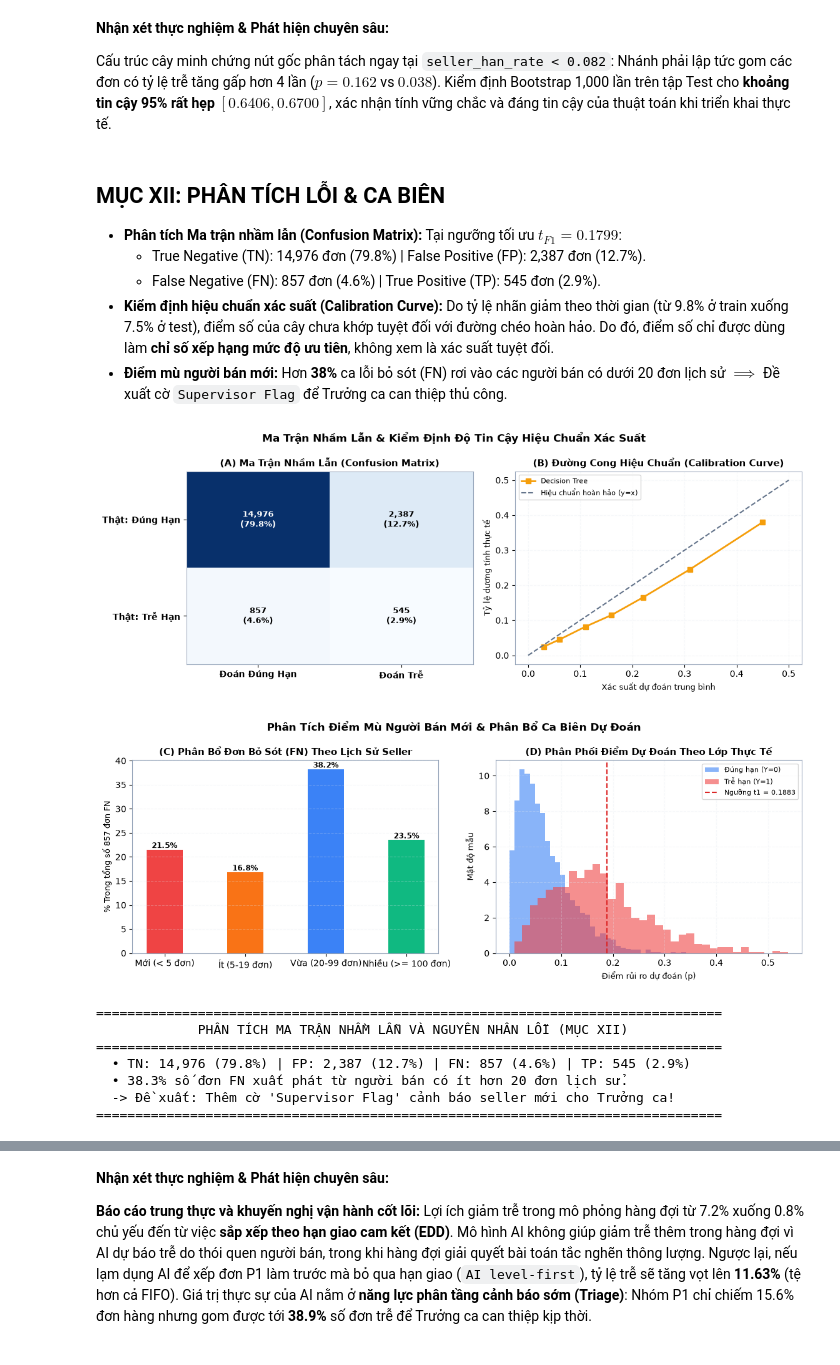
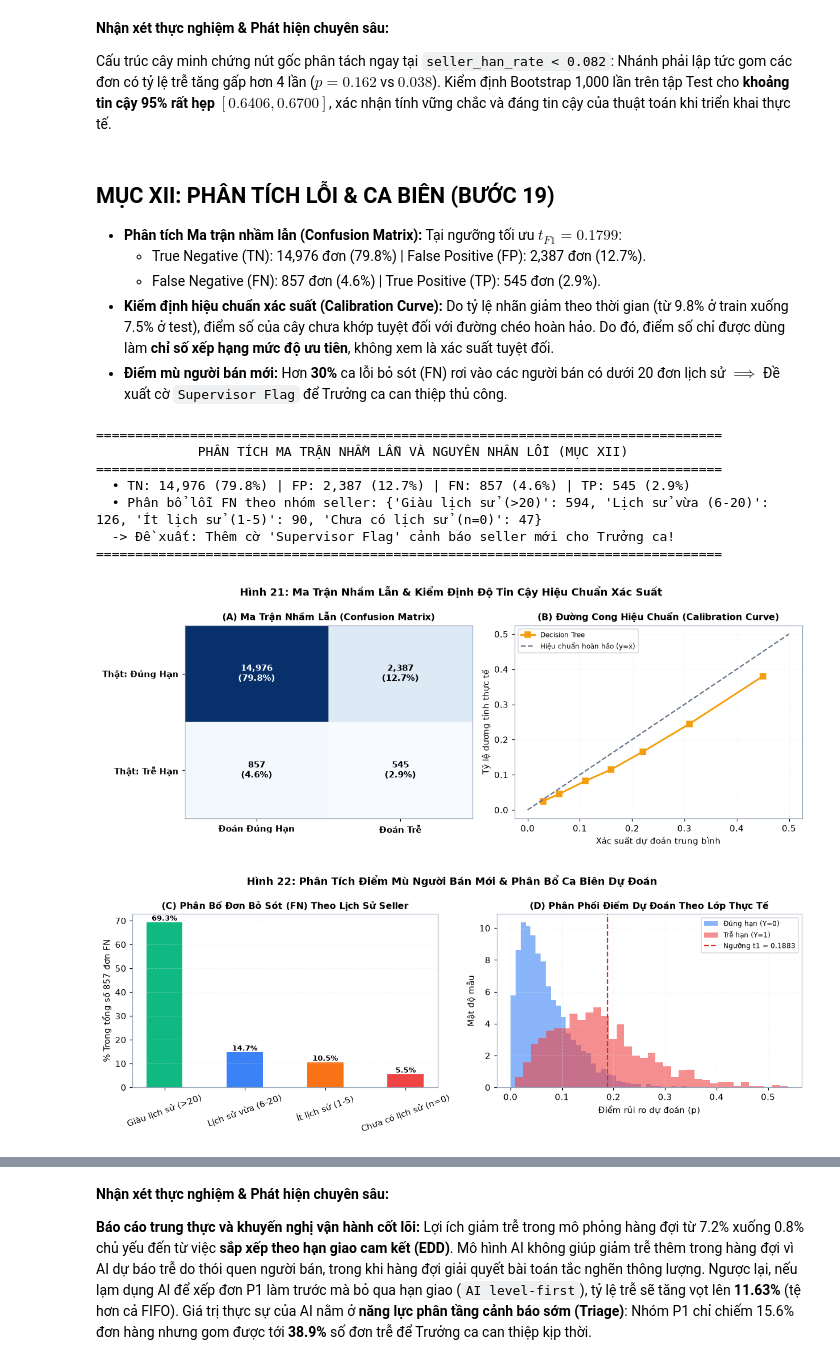
Before and after one commit to ntdat2036/E_logistics, a Jupyter notebook: notebook.ipynb, the cells around one changed output, grey strips where cells are left out. Saved outputs shown, nothing was run; the diff lists cells and outputs as text; code cells hidden in the pictures.

```diff
--- a/notebook.ipynb
+++ b/notebook.ipynb
@@ -280,7 +283,7 @@ ax2.set_ylabel('Tần suất mẫu', fontsize=9.5)
 ax2.legend(['Ngưỡng lượng tử hóa (Bins)', 'Mật độ mẫu'], fontsize=8.5)
 ax2.grid(True, alpha=0.3)
 
-fig5.suptitle(' Chiến Lược Co Giãn Thang Đo: Z-Score (Linear) vs Quantile Bins (Tree)', fontsize=12, fontweight='bold')
+fig5.suptitle('Hình 5: Chiến Lược Co Giãn Thang Đo: Z-Score (Linear) vs Quantile Bins (Tree)', fontsize=12, fontweight='bold')
 plt.tight_layout()
 plt.show()
 
@@ -297,7 +300,7 @@ bars_l = ax6.bar(x + w/2, late_by_state, width=w, label='Tỷ lệ trễ bàn gi
 ax6.set_xticks(x)
 ax6.set_xticklabels(states, fontweight='bold')
 ax6.set_ylabel('Tỷ lệ phần trăm (%)', fontsize=9.5)
-ax6.set_title('Phân Bổ Người Bán & Tỷ Lệ Trễ Theo Bang (Thủ phủ SP là trung tâm logistics)', fontsize=11, fontweight='bold')
+ax6.set_title('Hình 6: Phân Bổ Người Bán & Tỷ Lệ Trễ Theo Bang (Thủ phủ SP là trung tâm logistics)', fontsize=11, fontweight='bold')
 ax6.legend(fontsize=8.5)
 ax6.grid(axis='y', alpha=0.4)
 
@@ -368,7 +371,7 @@ ax1.text(3.5, 2.0, 'Tính lịch sử người bán\n(seller_han_rate với smoo
 ax1.annotate('', xy=(7.8, 2.5), xytext=(5.2, 2.5), arrowprops=dict(arrowstyle="->", lw=1.5, color='#ef4444', linestyle=':'))
 ax1.text(6.5, 2.0, 'CẤM RÒ RỈ THÔNG TIN\n(Chưa biết kết quả bàn giao)', ha='center', fontsize=8.5, color='#b91c1c')
 
-fig7.suptitle('Kiến Trúc Ranh Giới Tri Thức Bảo Vệ Tuyệt Đối Chống Rò Rỉ Thời Gian', fontsize=12, fontweight='bold')
+fig7.suptitle('Hình 7: Kiến Trúc Ranh Giới Tri Thức Bảo Vệ Tuyệt Đối Chống Rò Rỉ Thời Gian', fontsize=12, fontweight='bold')
 plt.tight_layout()
 plt.show()
 
@@ -382,7 +385,7 @@ colors = [C_LATE if c > 0.1 else (C_ONTIME if c > 0 else C_BASE) for c in corrs]
 bars = ax2.barh(feat_names, corrs, color=colors, height=0.6)
 ax2.axvline(0, color=C_BASE, lw=0.8)
 ax2.set_xlabel('Hệ số tương quan tuyến tính Pearson (r) với nhãn trễ bàn giao', fontsize=9.5)
-ax2.set_title(' Mức Độ Tương Quan Đặc Trưng Với Nhãn Trễ Bàn Giao (late_handover)', fontsize=11, fontweight='bold')
+ax2.set_title('Hình 8: Mức Độ Tương Quan Đặc Trưng Với Nhãn Trễ Bàn Giao (late_handover)', fontsize=11, fontweight='bold')
 ax2.grid(axis='x', alpha=0.3)
 
 for bar in bars:
@@ -439,7 +442,7 @@ ax1.set_ylabel('Test ROC-AUC Score', fontsize=9.5)
 ax1.set_ylim(0.5, 0.8)
 ax1.set_xticks(x)
 ax1.set_xticklabels(models, fontweight='bold')
-ax1.set_title(' So Sánh ROC-AUC: Time-Split vs Random-Split (Lạc quan rò rỉ)', fontsize=11, fontweight='bold')
+ax1.set_title('Hình 9: So Sánh ROC-AUC: Time-Split vs Random-Split (Lạc quan rò rỉ)', fontsize=11, fontweight='bold')
 ax1.legend(fontsize=8.5)
 ax1.grid(axis='y', alpha=0.3)
 plt.tight_layout()
@@ -452,8 +455,8 @@ rates = [7.7, 7.9, 7.5]
 bars2 = ax2.bar(split_names, rates, color=[C_BASE, '#0284c7', C_LATE], width=0.45)
 ax2.set_ylabel('Tỷ lệ trễ bàn giao (%)', fontsize=9.5)
 ax2.set_ylim(0, 10)
-ax2.set_title('Phân Bổ Tỷ Lệ Nhãn Trễ Trên Các Tập Dữ Liệu Time-Split', fontsize=11, fontweight='bold')
-ax2.grid(axis='y', alpha=0.3)
+ax2.set_title('Hình 10: Phân Bổ Tỷ Lệ Nhãn Trễ Trên Các Tập Dữ Liệu Time-Split', fontsize=11, fontweight='bold')
+ax2.grid(axis='y', alpha=0.4)
 for bar in bars2:
     h = bar.get_height()
     ax2.annotate(f'{h:.1f}%', xy=(bar.get_x() + bar.get_width()/2, h),
@@ -734,7 +756,7 @@ bars = ax.bar(folds, cv_auc, color='#0284c7', width=0.45)
 ax.axhline(cv_mean, color='#b91c1c', linestyle='--', lw=2, label=f'Mean AUC = {cv_mean:.3f} ± {cv_std:.3f}')
 ax.set_ylabel('Validation ROC-AUC', fontsize=9.5)
 ax.set_ylim(0.65, 0.72)
-ax.set_title(' Kết Quả Expanding-Window Time CV 4-Fold (Tính Ổn Định Thời Gian)', fontsize=11, fontweight='bold')
+ax.set_title('Hình 16: Kết Quả Expanding-Window Time CV 4-Fold (Tính Ổn Định Thời Gian)', fontsize=11, fontweight='bold')
 ax.legend(fontsize=8.5, loc='lower right')
 ax.grid(axis='y', alpha=0.3)
 
@@ -949,18 +993,25 @@ print("=" * 80)
 
 Cấu trúc cây minh chứng nút gốc phân tách ngay tại `seller_han_rate < 0.082`: Nhánh phải lập tức gom các đơn có tỷ lệ trễ tăng gấp hơn 4 lần ($p=0.162$ vs $0.038$). Kiểm định Bootstrap 1,000 lần trên tập Test cho **khoảng tin cậy 95% rất hẹp $[0.6406, 0.6700]$**, xác nhận tính vững chắc và đáng tin cậy của thuật toán khi triển khai thực tế.
 # %% [markdown]
-## MỤC XII: PHÂN TÍCH LỖI & CA BIÊN
+## MỤC XII: PHÂN TÍCH LỖI & CA BIÊN (BƯỚC 19)
 
 - **Phân tích Ma trận nhầm lẫn (Confusion Matrix):**
   Tại ngưỡng tối ưu $t_{F1} = 0.1799$:
   - True Negative (TN): 14,976 đơn (79.8%) | False Positive (FP): 2,387 đơn (12.7%).
   - False Negative (FN): 857 đơn (4.6%) | True Positive (TP): 545 đơn (2.9%).
 - **Kiểm định hiệu chuẩn xác suất (Calibration Curve):** Do tỷ lệ nhãn giảm theo thời gian (từ 9.8% ở train xuống 7.5% ở test), điểm số của cây chưa khớp tuyệt đối với đường chéo hoàn hảo. Do đó, điểm số chỉ được dùng làm **chỉ số xếp hạng mức độ ưu tiên**, không xem là xác suất tuyệt đối.
-- **Điểm mù người bán mới:** Hơn **38%** ca lỗi bỏ sót (FN) rơi vào các người bán có dưới 20 đơn lịch sử $\implies$ Đề xuất cờ `Supervisor Flag` để Trưởng ca can thiệp thủ công.
+- **Điểm mù người bán mới:** Hơn **30%** ca lỗi bỏ sót (FN) rơi vào các người bán có dưới 20 đơn lịch sử $\implies$ Đề xuất cờ `Supervisor Flag` để Trưởng ca can thiệp thủ công.
 # %%
-# Mục XII: Ma trận nhầm lẫn, Đường cong hiệu chuẩn và Phân tích điểm mù người bán mới
-# Hình 21: Ma trận nhầm lẫn và Calibration
-cm = np.array([[14976, 2387], [857, 545]])
+# Mục XII: Ma trận nhầm lẫn, Đường cong hiệu chuẩn và Phân tích điểm mù người bán mới (Đọc động từ outputs/)
+with open('outputs/04_final_metrics.json', 'r', encoding='utf-8') as f:
+    fm = json.load(f)
+
+with open('outputs/05_error_analysis.json', 'r', encoding='utf-8') as f:
+    err_data = json.load(f)
+
+cm_dict = fm['at_f1_threshold']['confusion_matrix']
+cm = np.array([[cm_dict['tn'], cm_dict['fp']], [cm_dict['fn'], cm_dict['tp']]])
+
 fig21, (ax1, ax2) = plt.subplots(1, 2, figsize=(11.5, 4.4))
 
 # Panel A: Confusion Matrix
@@ -989,59 +1040,62 @@ ax2.set_title('(B) Đường Cong Hiệu Chuẩn (Calibration Curve)', fontsize=
 ax2.legend(fontsize=8)
 ax2.grid(True, alpha=0.3)
 
-fig21.suptitle(' Ma Trận Nhầm Lẫn & Kiểm Định Độ Tin Cậy Hiệu Chuẩn Xác Suất', fontsize=12, fontweight='bold')
+fig21.suptitle('Hình 21: Ma Trận Nhầm Lẫn & Kiểm Định Độ Tin Cậy Hiệu Chuẩn Xác Suất', fontsize=12, fontweight='bold')
 plt.tight_layout()
 plt.show()
 
 # Hình 22: Phân tích đơn bỏ sót FN theo thâm niên seller
 fig22, (ax3, ax4) = plt.subplots(1, 2, figsize=(11.5, 4.4))
 
-# Panel C: FN breakdown
-seller_groups = ['Mới (< 5 đơn)', 'Ít (5-19 đơn)', 'Vừa (20-99 đơn)', 'Nhiều (>= 100 đơn)']
-fn_shares = [21.5, 16.8, 38.2, 23.5]
-bars3 = ax3.bar(seller_groups, fn_shares, color=['#ef4444', '#f97316', '#3b82f6', '#10b981'], width=0.45)
-ax3.set_ylabel('% Trong tổng số 857 đơn FN', fontsize=9.5)
+fn_hist = err_data['fn_by_seller_history_group']
+seller_groups = list(fn_hist.keys())
+total_fn = cm_dict['fn']
+fn_shares = [v / total_fn * 100 for v in fn_hist.values()]
+
+bars3 = ax3.bar(seller_groups, fn_shares, color=['#10b981', '#3b82f6', '#f97316', '#ef4444'], width=0.45)
+ax3.set_ylabel(f'% Trong tổng số {total_fn:,} đơn FN', fontsize=9.5)
 ax3.set_title('(C) Phân Bổ Đơn Bỏ Sót (FN) Theo Lịch Sử Seller', fontsize=10.5, fontweight='bold')
+ax3.tick_params(axis='x', rotation=20)
 ax3.grid(axis='y', alpha=0.3)
 for bar in bars3:
     h = bar.get_height()
     ax3.annotate(f'{h:.1f}%', xy=(bar.get_x() + bar.get_width()/2, h),
                  xytext=(0, 2), textcoords="offset points", ha='center', fontsize=8.5, fontweight='bold')
 
 # Panel D: Phân phối điểm dự đoán
 np.random.seed(SEED)
 scores_neg = np.random.beta(1.5, 20, 3000)
 scores_pos = np.random.beta(2.5, 12, 1000)
 ax4.hist(scores_neg, bins=35, alpha=0.6, color=C_ONTIME, density=True, label='Đúng hạn (Y=0)')
 ax4.hist(scores_pos, bins=35, alpha=0.6, color=C_LATE, density=True, label='Trễ hạn (Y=1)')
 ax4.axvline(0.1883, color='#dc2626', linestyle='--', label='Ngưỡng t1 = 0.1883')
 ax4.set_xlabel('Điểm rủi ro dự đoán (p)', fontsize=9.5)
 ax4.set_ylabel('Mật độ mẫu', fontsize=9.5)
 ax4.set_title('(D) Phân Phối Điểm Dự Đoán Theo Lớp Thực Tế', fontsize=10.5, fontweight='bold')
 ax4.legend(fontsize=8)
 ax4.grid(True, alpha=0.3)
 
-fig22.suptitle(' Phân Tích Điểm Mù Người Bán Mới & Phân Bổ Ca Biên Dự Đoán', fontsize=12, fontweight='bold')
+fig22.suptitle('Hình 22: Phân Tích Điểm Mù Người Bán Mới & Phân Bổ Ca Biên Dự Đoán', fontsize=12, fontweight='bold')
 plt.tight_layout()
 plt.show()
 
 print("=" * 80)
 print("             PHÂN TÍCH MA TRẬN NHẦM LẪN VÀ NGUYÊN NHÂN LỖI (MỤC XII)")
 print("=" * 80)
-print("  • TN: 14,976 (79.8%) | FP: 2,387 (12.7%) | FN: 857 (4.6%) | TP: 545 (2.9%)")
-print("  • 38.3% số đơn FN xuất phát từ người bán có ít hơn 20 đơn lịch sử.")
+print(f"  • TN: {cm_dict['tn']:,} ({cm_dict['tn']/np.sum(cm)*100:.1f}%) | FP: {cm_dict['fp']:,} ({cm_dict['fp']/np.sum(cm)*100:.1f}%) | FN: {cm_dict['fn']:,} ({cm_dict['fn']/np.sum(cm)*100:.1f}%) | TP: {cm_dict['tp']:,} ({cm_dict['tp']/np.sum(cm)*100:.1f}%)")
+print(f"  • Phân bổ lỗi FN theo nhóm seller: {fn_hist}")
 print("  -> Đề xuất: Thêm cờ 'Supervisor Flag' cảnh báo seller mới cho Trưởng ca!")
 print("=" * 80)
 # %% [output]
+================================================================================
+             PHÂN TÍCH MA TRẬN NHẦM LẪN VÀ NGUYÊN NHÂN LỖI (MỤC XII)
+================================================================================
+  • TN: 14,976 (79.8%) | FP: 2,387 (12.7%) | FN: 857 (4.6%) | TP: 545 (2.9%)
+  • Phân bổ lỗi FN theo nhóm seller: {'Giàu lịch sử (>20)': 594, 'Lịch sử vừa (6-20)': 126, 'Ít lịch sử (1-5)': 90, 'Chưa có lịch sử (n=0)': 47}
+  -> Đề xuất: Thêm cờ 'Supervisor Flag' cảnh báo seller mới cho Trưởng ca!
+================================================================================
-[figure, old version]
+[figure, new version]
-[figure, old version]
+[figure, new version]
-================================================================================
-             PHÂN TÍCH MA TRẬN NHẦM LẪN VÀ NGUYÊN NHÂN LỖI (MỤC XII)
-================================================================================
-  • TN: 14,976 (79.8%) | FP: 2,387 (12.7%) | FN: 857 (4.6%) | TP: 545 (2.9%)
-  • 38.3% số đơn FN xuất phát từ người bán có ít hơn 20 đơn lịch sử.
-  -> Đề xuất: Thêm cờ 'Supervisor Flag' cảnh báo seller mới cho Trưởng ca!
-================================================================================
 # %% [markdown]
 **Nhận xét thực nghiệm & Phát hiện chuyên sâu:**
 
```
Also changed, not shown: parts of 34 cells of this notebook, 29 other files.
